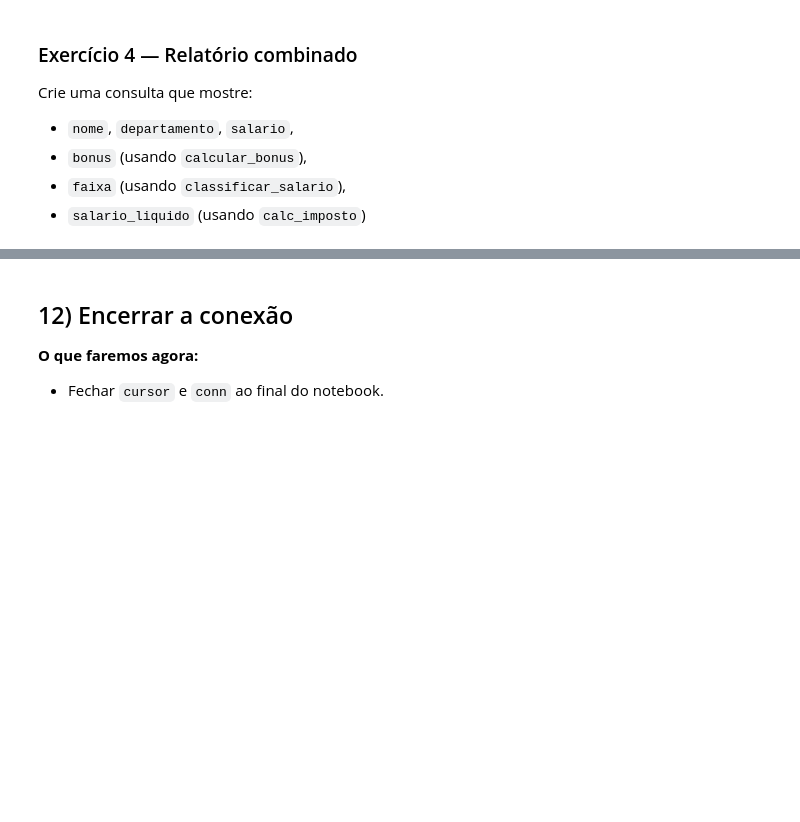
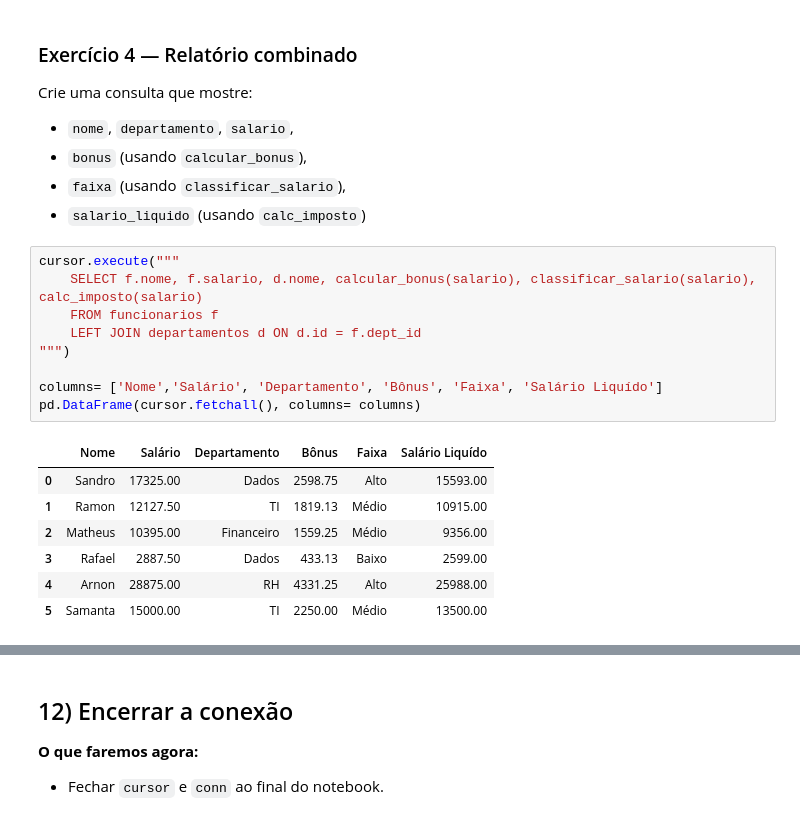
Before and after one commit to VictorLapaDev/Faculdade, a Jupyter notebook: 2-Semestre/2 Feira - Linguagens Aplicadas a Banco de Dados/26.10.19/11_Procedures_Functions_Triggers.ipynb, the cells around one changed output, grey strips where cells are left out. Drawn from its saved outputs; the diff is of its cells as text; blank space fills up the shorter version.

```diff
--- a/2-Semestre/2 Feira - Linguagens Aplicadas a Banco de Dados/26.10.19/11_Procedures_Functions_Triggers.ipynb
+++ b/2-Semestre/2 Feira - Linguagens Aplicadas a Banco de Dados/26.10.19/11_Procedures_Functions_Triggers.ipynb
@@ -472,3 +504,20 @@ Crie uma consulta que mostre:
 - `bonus` (usando `calcular_bonus`),
 - `faixa` (usando `classificar_salario`),
 - `salario_liquido` (usando `calc_imposto`)
+# %%
+cursor.execute("""
+    SELECT f.nome, f.salario, d.nome, calcular_bonus(salario), classificar_salario(salario), calc_imposto(salario)
+    FROM funcionarios f
+    LEFT JOIN departamentos d ON d.id = f.dept_id
+""")
+
+columns= ['Nome','Salário', 'Departamento', 'Bônus', 'Faixa', 'Salário Liquído']
+pd.DataFrame(cursor.fetchall(), columns= columns)
+# %% [output]
+|  | Nome | Salário | Departamento | Bônus | Faixa | Salário Liquído |
+| 0 | Sandro | 17325.00 | Dados | 2598.75 | Alto | 15593.00 |
+| 1 | Ramon | 12127.50 | TI | 1819.13 | Médio | 10915.00 |
+| 2 | Matheus | 10395.00 | Financeiro | 1559.25 | Médio | 9356.00 |
+| 3 | Rafael | 2887.50 | Dados | 433.13 | Baixo | 2599.00 |
+| 4 | Arnon | 28875.00 | RH | 4331.25 | Alto | 25988.00 |
+| 5 | Samanta | 15000.00 | TI | 2250.00 | Médio | 13500.00 |
```
Also changed, not shown: parts of 8 cells of this notebook.
